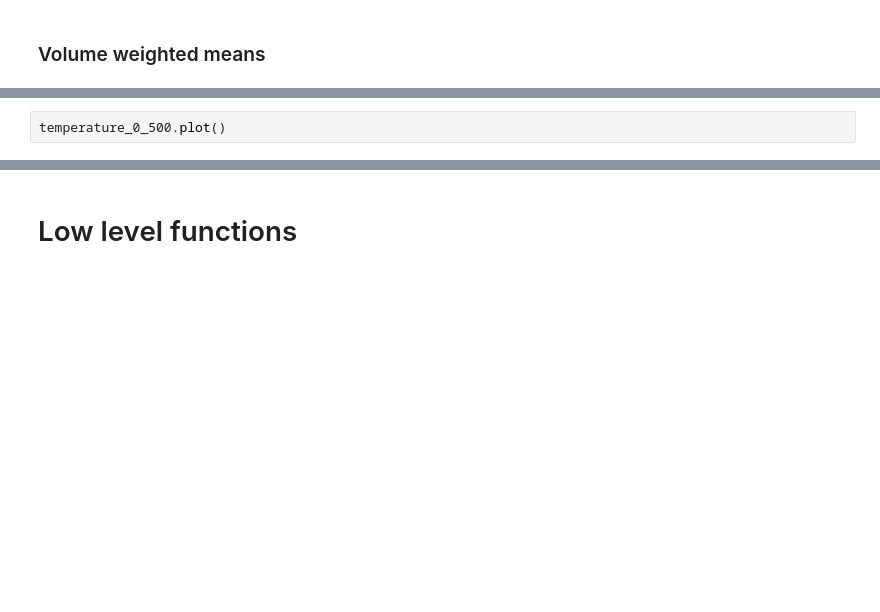
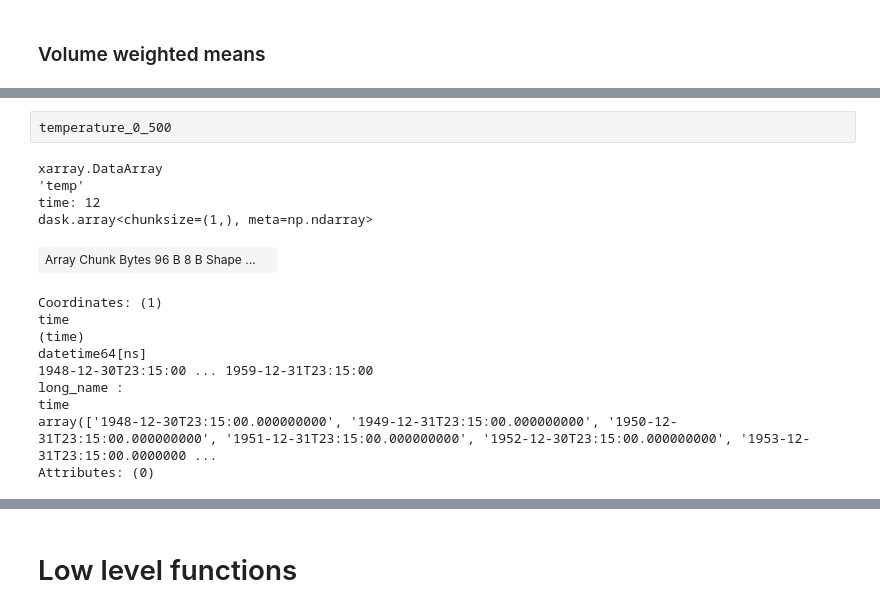
Before and after one commit to FESOM/pyfesom2, a Jupyter notebook: notebooks/pyfesom2_overview.ipynb, the cells around one changed output, grey strips where cells are left out. Cells and saved outputs as stored; diff of their text form; blank space fills up the shorter version.

```diff
--- a/notebooks/pyfesom2_overview.ipynb
+++ b/notebooks/pyfesom2_overview.ipynb
@@ -424,4 +485,19 @@ temperature_0_500 = pf.volmean_data(data, mesh, [0, 500])
 # %%
-temperature_0_500.plot()
+temperature_0_500
+# %% [output]
+xarray.DataArray
+'temp'
+time: 12
+dask.array<chunksize=(1,), meta=np.ndarray>
+| Array Chunk Bytes 96 B 8 B Shape ... |  |
+Coordinates: (1)
+time
+(time)
+datetime64[ns]
+1948-12-30T23:15:00 ... 1959-12-31T23:15:00
+long_name :
+time
+array(['1948-12-30T23:15:00.000000000', '1949-12-31T23:15:00.000000000', '1950-12-31T23:15:00.000000000', '1951-12-31T23:15:00.000000000', '1952-12-30T23:15:00.000000000', '1953-12-31T23:15:00.0000000 ...
+Attributes: (0)
 # %%
 temperature_500 = pf.volmean_data(data, mesh, [500, 500])
```
Also changed, not shown: parts of 37 cells of this notebook.
